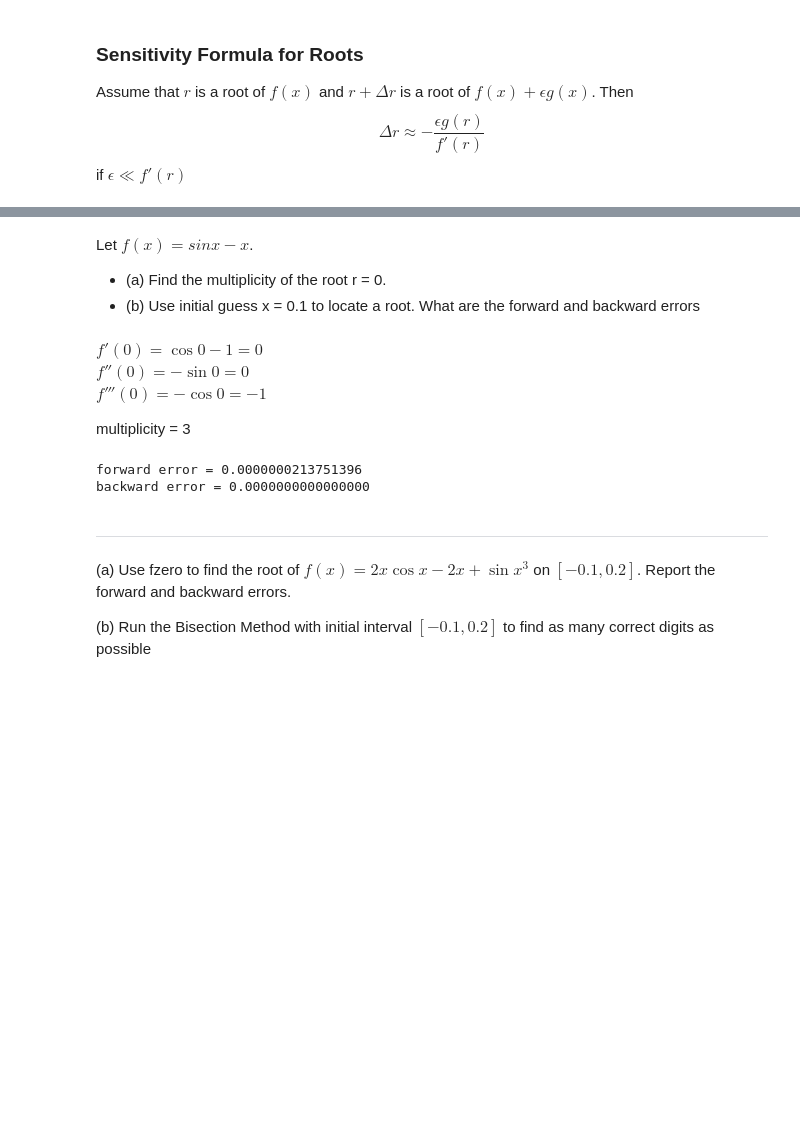
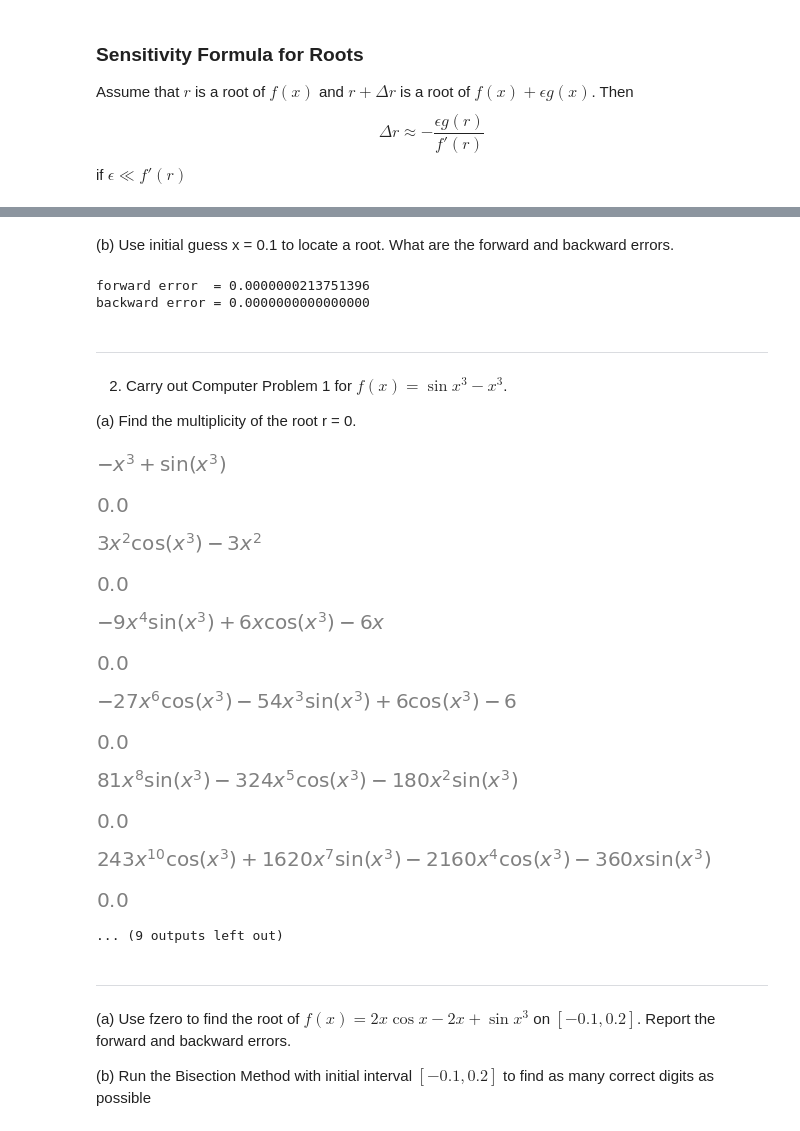
Before and after one commit to Jim00000/Numerical-Analysis, a Jupyter notebook: 1_Solving_Equations.ipynb, the cells around one changed output, grey strips where cells are left out. Saved outputs shown, nothing was run; the diff lists cells and outputs as text; code cells hidden in the pictures; blank space fills up the shorter version.

```diff
--- a/1_Solving_Equations.ipynb
+++ b/1_Solving_Equations.ipynb
@@ -848,17 +963,8 @@ The backward error is $\left | f(x_a) \right | = \left | sin(0.001) - 0.001 \rig
 # %% [markdown]
-Let $f(x) = sinx - x$.
-- (a) Find the multiplicity of the root r = 0.
-- (b) Use initial guess x = 0.1 to locate a root. What are the forward and backward errors
+(b) Use initial guess x = 0.1 to locate a root. What are the forward and backward errors.
-# %% [markdown]
-$f'(0) = \cos0 - 1 = 0$<br/>
-$f''(0) = -\sin0 = 0$<br/>
-$f'''(0) = -\cos0 = -1$<br/>
-
-multiplicity = 3
 # %%
-from scipy.optimize import fsolve
-f = lambda x : math.sin(x) - x
-r = fsolve(f,0.1)[0]
-print('forward error = %.16f' %(abs(r)))
-print('backward error = %.16f' %(abs(f(r))))
+f = lambda x : np.sin(x) - x
+root = scipy.optimize.fsolve(f, 0.1)[0]
+print('forward error  = %.16f' %(np.abs(root)))
+print('backward error = %.16f' %(np.abs(f(root))))
 # %% [output]
@@ -866,4 +972,43 @@ forward error = 0.0000000213751396
 backward error = 0.0000000000000000
+# %% [markdown]
+---
+2. Carry out Computer Problem 1 for $f(x) = \sin{x^3} - x^3$.
+
+(a) Find the multiplicity of the root r = 0.
+# %%
+def derivative_f(f):
+    while True:
+        f = sympy.diff(f)
+        yield f
+
+f = sympy.sin(sympy.abc.x ** 3) - sympy.abc.x ** 3
+fx = sympy.lambdify(sympy.abc.x, f)(0)
+df_generator = derivative_f(f)
+
+display(f)
+display(fx)
+
+while fx == 0:
+    f = next(df_generator)
+    fx = sympy.lambdify(sympy.abc.x, f)(0)
+    display(f)
+    display(fx)
+
+print('multiplicity is 10')
+# %% [output]
+[figure, added]
+[figure, added]
+[figure, added]
+[figure, added]
+[figure, added]
+[figure, added]
+[figure, added]
+[figure, added]
+[figure, added]
+[figure, added]
+[figure, added]
+[figure, added]
+... (9 outputs left out)
 # %% [markdown]
 ---
 (a) Use fzero to find the root of $f(x) = 2x\cos{x} - 2x + \sin{x^3}$ on $\left [ -0.1, 0.2 \right ]$. Report the forward and backward errors.
```
Also changed, not shown: parts of 19 cells of this notebook.
